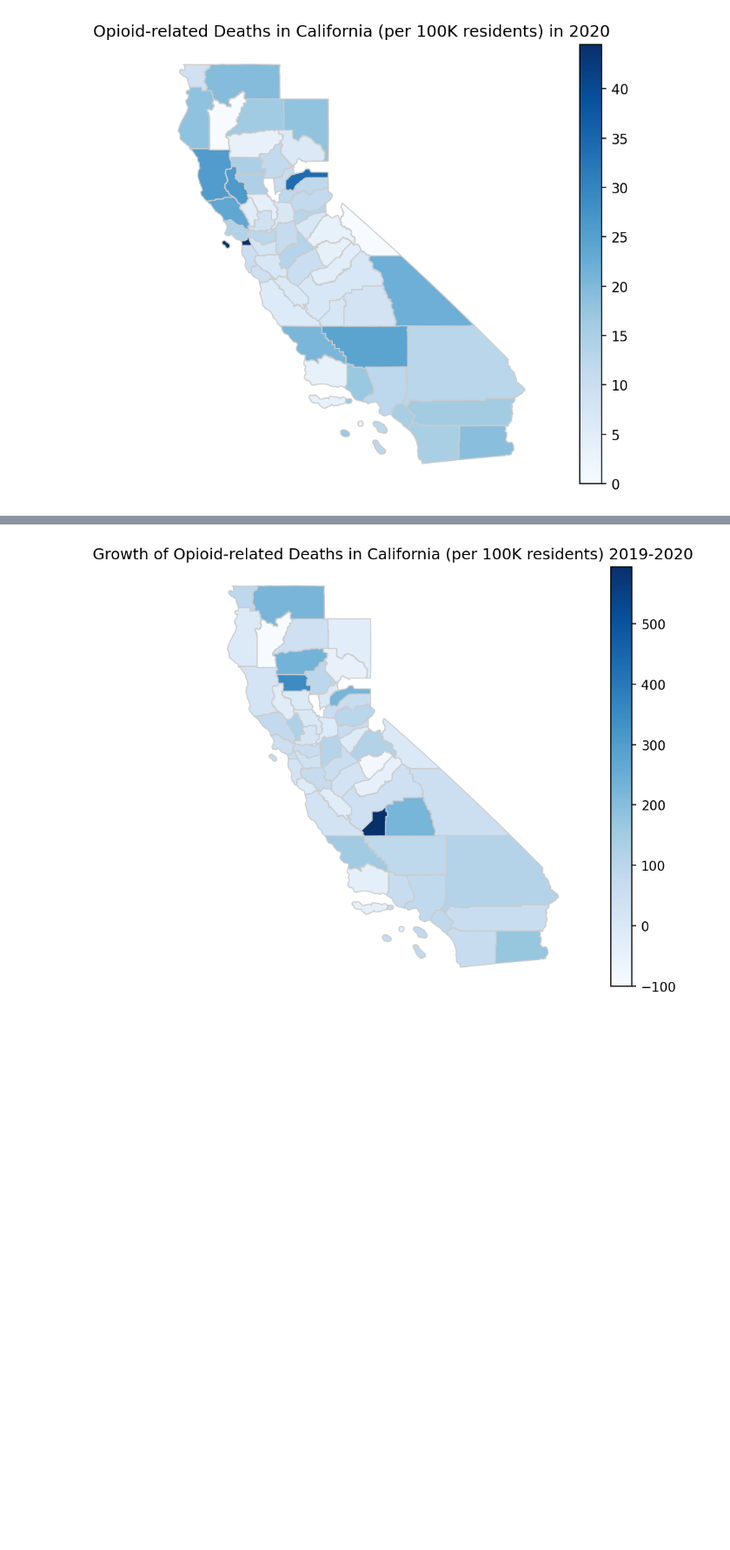
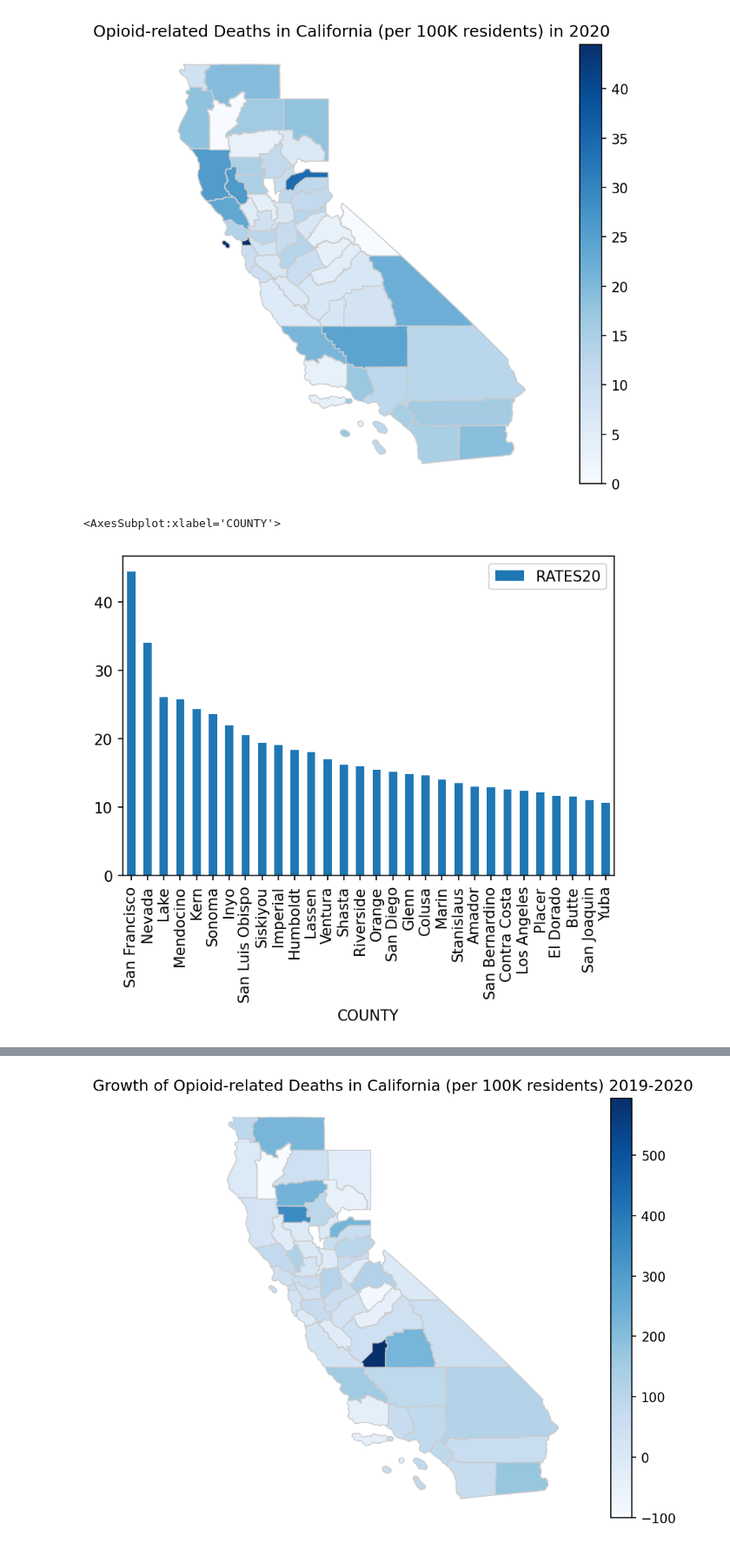
Before and after one commit to mellanyquiroz/DS4A-Team-69-Project, a Jupyter notebook: exploratory data analysis/EDA for death data, facility and hospital beds.ipynb, the cells around one changed output, grey strips where cells are left out. Shown at 87% size. Cells and saved outputs as stored; diff of their text form; code cells hidden in the pictures; blank space fills up the shorter version.

Commit message:
add bar charts

```diff
--- a/exploratory data analysis/EDA for death data, facility and hospital beds.ipynb
+++ b/exploratory data analysis/EDA for death data, facility and hospital beds.ipynb
@@ -194,3 +194,9 @@ california_map('BEDS_DENSITY','Hospital Beds in California (per 100K residents)'
 california_map('RATES20','Opioid-related Deaths in California (per 100K residents) in 2020')
 # %% [output]
 [figure]
+# %%
+topdeathrate20 = county_sum.sort_values(by="RATES20", ascending=False).head(30)
+topdeathrate20.plot(x="COUNTY",y="RATES20",kind='bar')
+# %% [output]
+<AxesSubplot:xlabel='COUNTY'>
+[figure, added]
```
Also changed, not shown: parts of 1 cell of this notebook, 2 other files.
